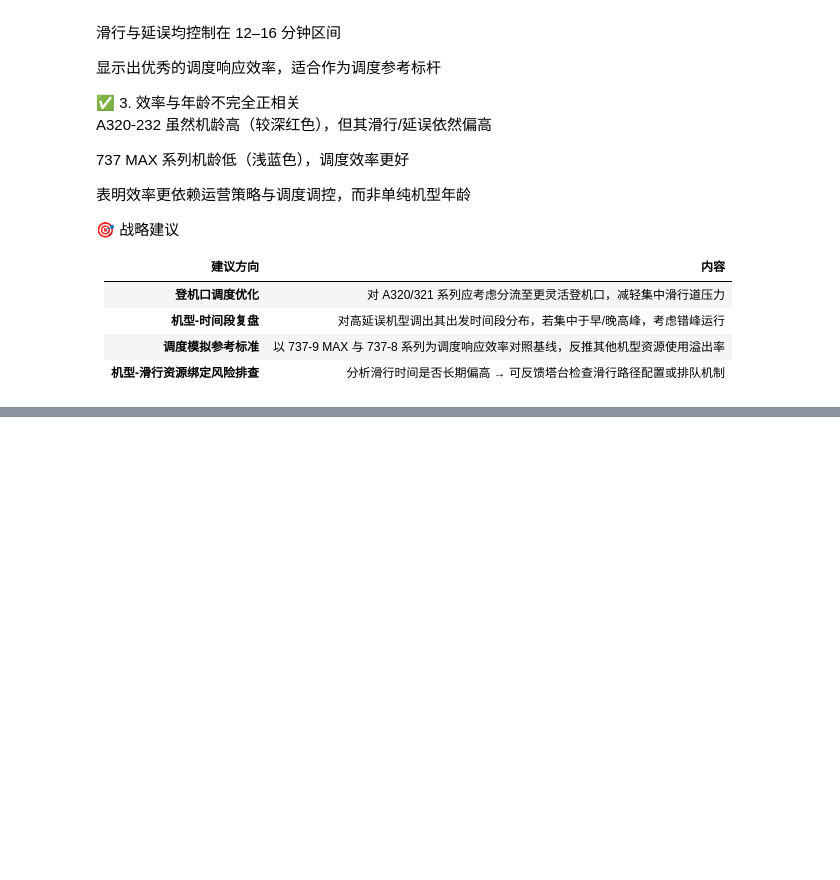
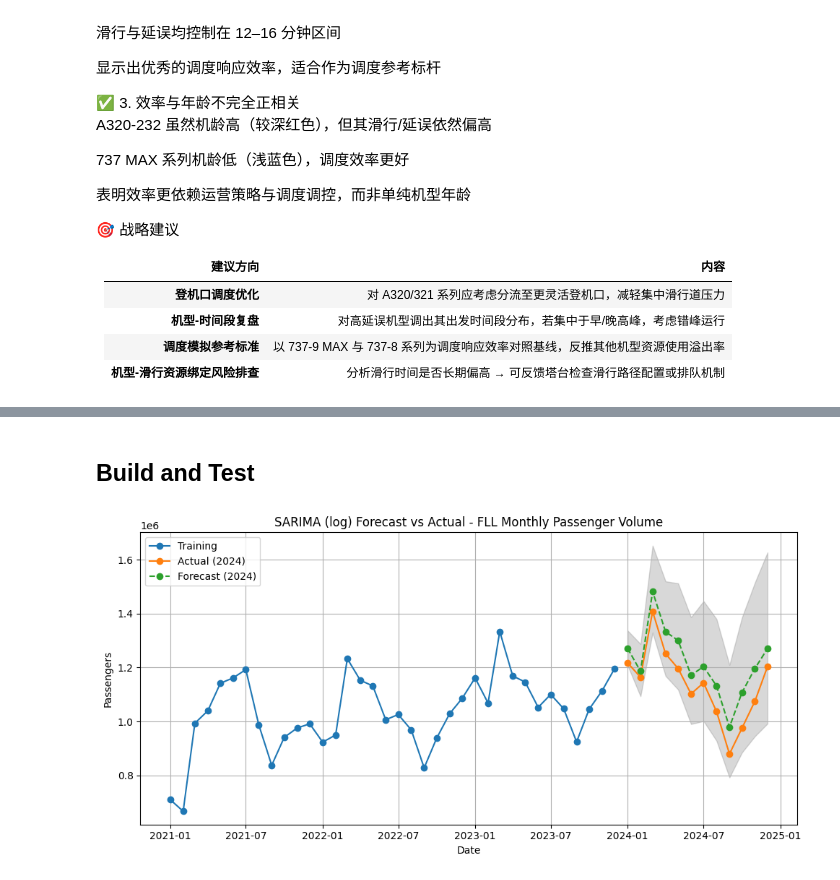
Before and after one commit to HarryYang1008/Analysis-FLL-Airport, a Jupyter notebook: 0A1_draft.ipynb, the cells around one changed output, grey strips where cells are left out. Cells and saved outputs as stored; diff of their text form; code cells hidden in the pictures; blank space fills up the shorter version.

Commit message:
passenger model done

```diff
--- a/0A1_draft.ipynb
+++ b/0A1_draft.ipynb
@@ -799,0 +810,77 @@ A320-232 虽然机龄高（较深红色），但其滑行/延误依然偏高
+# %% [markdown]
+## **Build and Test**
+# %%
+import pandas as pd
+import numpy as np
+import matplotlib.pyplot as plt
+from statsmodels.tsa.statespace.sarimax import SARIMAX
+
+# 1. 读取数据
+t100_df = pd.read_csv("T100.csv")
+
+# 2. 构建 FLL 月度时间序列（2021–2024）
+t100_fll = t100_df[
+    (t100_df["ORIGIN"] == "FLL") &
+    (t100_df["YEAR"].isin([2021, 2022, 2023, 2024]))
+].copy()
+
+t100_fll["Date"] = pd.to_datetime(t100_fll["YEAR"].astype(str) + "-" + t100_fll["MONTH"].astype(str) + "-01")
+monthly_series = (
+    t100_fll.groupby("Date")["PASSENGERS"]
+    .sum()
+    .sort_index()
+)
+
+# 3. 拆分训练/测试集
+train_series = monthly_series[monthly_series.index < "2024-01-01"]
+test_series = monthly_series[monthly_series.index >= "2024-01-01"]
+
+# ✅ 4. 对训练集取对数，避免趋势外推放大
+train_log = np.log(train_series)
+
+# 5. 建模 + 拟合
+model = SARIMAX(
+    train_log,
+    order=(1, 1, 1),
+    seasonal_order=(1, 1, 1, 12),
+    enforce_stationarity=False,
+    enforce_invertibility=False
+).fit(disp=False)
+
+# 6. 预测并还原指数
+forecast_log = model.get_forecast(steps=len(test_series))
+forecast_mean_log = forecast_log.predicted_mean
+forecast_ci_log = forecast_log.conf_int()
+
+# 还原为乘客数量
+forecast_mean = np.exp(forecast_mean_log)
+forecast_ci_lower = np.exp(forecast_ci_log.iloc[:, 0])
+forecast_ci_upper = np.exp(forecast_ci_log.iloc[:, 1])
+
+# 7. 整合预测结果
+results_df = pd.DataFrame({
+    "Actual": test_series,
+    "Predicted": forecast_mean,
+    "Lower_CI": forecast_ci_lower,
+    "Upper_CI": forecast_ci_upper
+})
+
+# 8. 可视化对比
+plt.figure(figsize=(10, 5))
+plt.plot(train_series.index, train_series, label="Training", marker='o')
+plt.plot(test_series.index, test_series, label="Actual (2024)", marker='o')
+plt.plot(forecast_mean.index, forecast_mean, label="Forecast (2024)", linestyle='--', marker='o')
+plt.fill_between(forecast_mean.index, forecast_ci_lower, forecast_ci_upper, color='gray', alpha=0.3)
+
+plt.title("SARIMA (log) Forecast vs Actual - FLL Monthly Passenger Volume")
+plt.xlabel("Date")
+plt.ylabel("Passengers")
+plt.legend()
+plt.grid(True)
+plt.tight_layout()
+plt.show()
+
+# 9. 输出结果
+results_df
+# %% [output]
+[figure, added]
```
Also changed, not shown: parts of 5 cells of this notebook.
